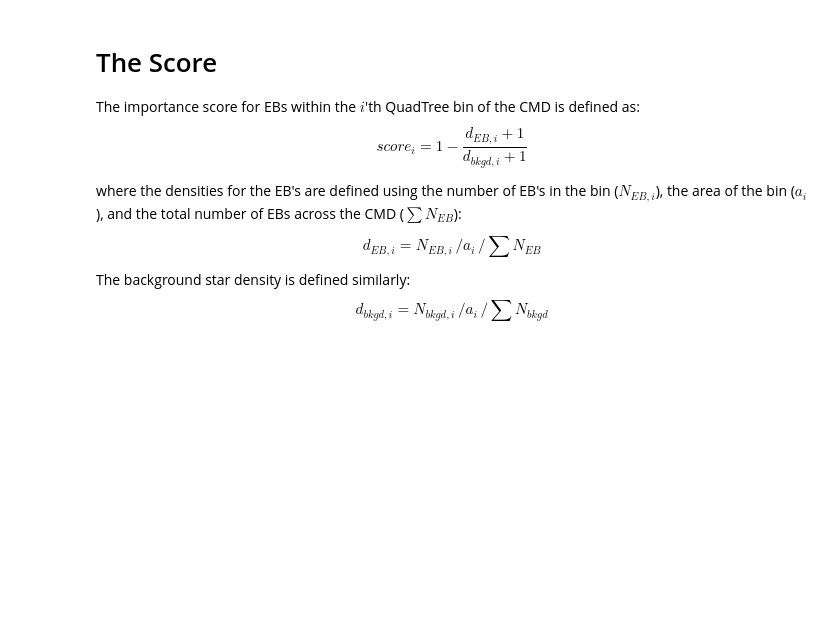
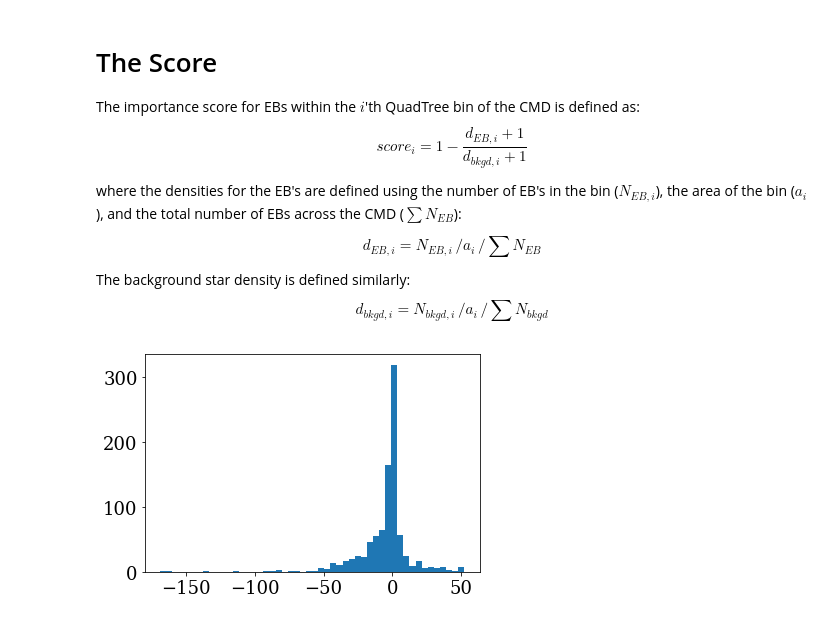
Before and after one commit to jradavenport/EBHRD, a Jupyter notebook: notebooks/metric_v2vis.ipynb, the cells around one changed output. Saved outputs shown, nothing was run; the diff lists cells and outputs as text; code cells hidden in the pictures; blank space fills up the shorter version.

```diff
--- a/notebooks/metric_v2vis.ipynb
+++ b/notebooks/metric_v2vis.ipynb
@@ -82,7 +87,8 @@ plt.savefig('QT_bins_v2.2.pdf', dpi=300, bbox_inches='tight', pad_inches=0.25)
 x2 = denominator['bp_rp'][Dok]
 y2 = denominator['phot_g_mean_mag'][Dok] - 5. * np.log10(1000./denominator['parallax'][Dok]) + 5
 
-num2 = QTcount(x2, y2, xmin, xmax, ymin, ymax)
+# using Quad Tree bins defined from EB sample, count the background sample
+num2 = qtcount(x2, y2, xmin, xmax, ymin, ymax, density=False)
 # %%
 # do a normal 2d histogram (fast), if not the 2D KDE above
 # zz2, xx2, yy2, img = plt.hist2d(x2,y2, bins=75)
@@ -102 +119,10 @@ $$ d_{bkgd,i} = N_{bkgd,i}\, / a_i\, / \sum N_{bkgd} $$
+# %%
+# Now the new QT Score approach:
+# areas =(ymax - ymin) * (xmax - xmin)
+# SCORE = (1 - (num / areas / num.sum() + 1) / (num2 / areas / num2.sum()+1)) * 100
+
+SCORE = EBscore(num, num2, xmin,xmax,ymin,ymax)
+_ = plt.hist(SCORE,bins=50)
+# %% [output]
+[figure, added]
 # %%
```
Also changed, not shown: parts of 7 cells of this notebook, 1 other file.
